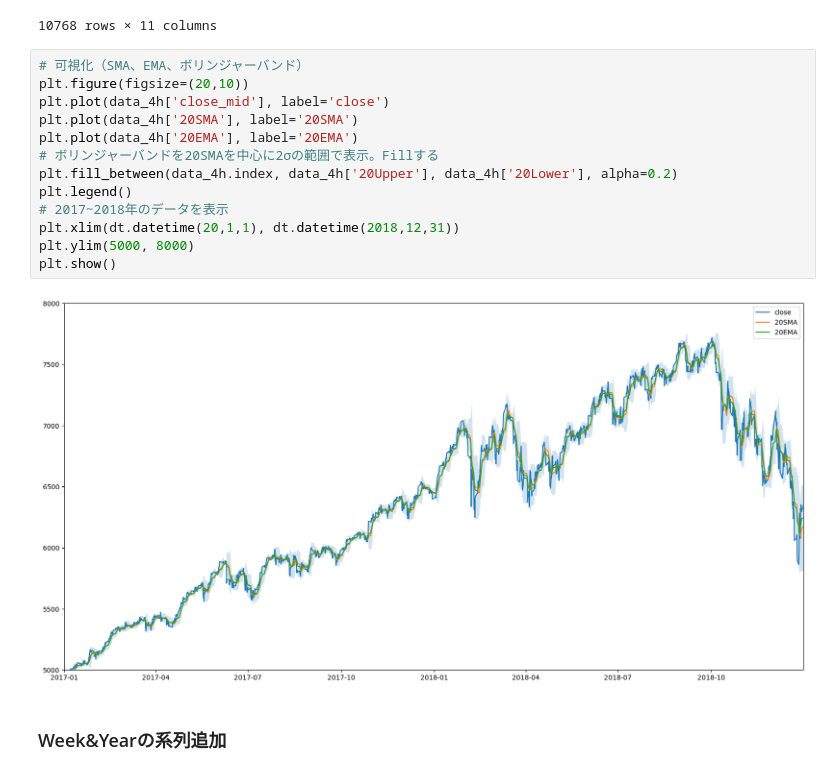
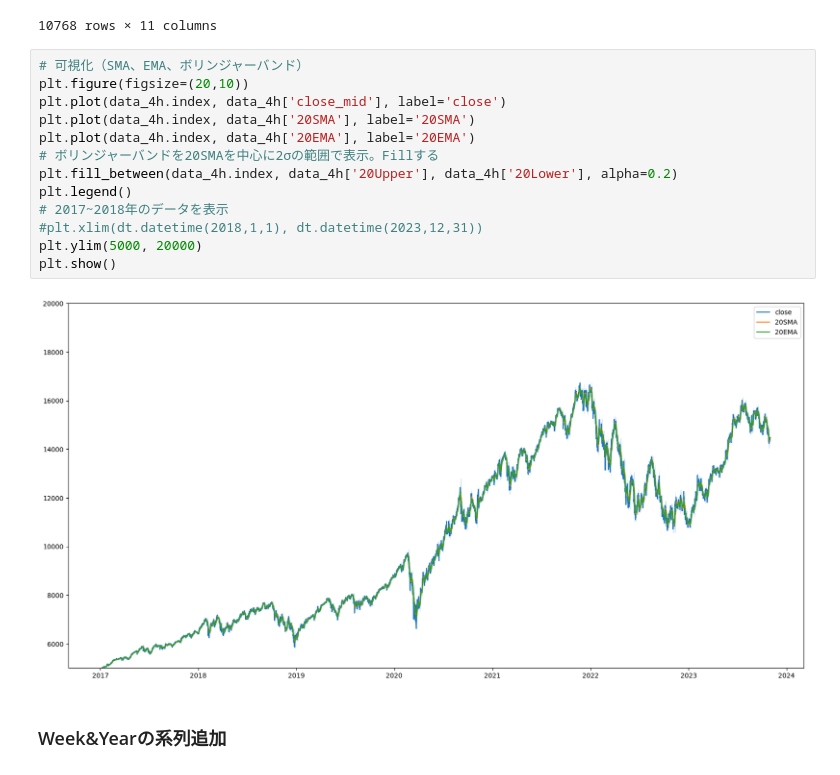
Before and after one commit to Byo0923/World_mode_G30, a Jupyter notebook: create_technical_data.ipynb, the cells around one changed output. Cells and saved outputs as stored; diff of their text form.

```diff
--- a/create_technical_data.ipynb
+++ b/create_technical_data.ipynb
@@ -76,18 +76,18 @@ data_4h
 # %%
 # 可視化（SMA、EMA、ボリンジャーバンド）
 plt.figure(figsize=(20,10))
-plt.plot(data_4h['close_mid'], label='close')
-plt.plot(data_4h['20SMA'], label='20SMA')
-plt.plot(data_4h['20EMA'], label='20EMA')
+plt.plot(data_4h.index, data_4h['close_mid'], label='close')
+plt.plot(data_4h.index, data_4h['20SMA'], label='20SMA')
+plt.plot(data_4h.index, data_4h['20EMA'], label='20EMA')
 # ボリンジャーバンドを20SMAを中心に2σの範囲で表示。Fillする
 plt.fill_between(data_4h.index, data_4h['20Upper'], data_4h['20Lower'], alpha=0.2)
 plt.legend()
 # 2017~2018年のデータを表示
-plt.xlim(dt.datetime(20,1,1), dt.datetime(2018,12,31))
-plt.ylim(5000, 8000)
+#plt.xlim(dt.datetime(2018,1,1), dt.datetime(2023,12,31))
+plt.ylim(5000, 20000)
 plt.show()
 # %% [output]
-[figure, old version]
+[figure, new version]
 # %% [markdown]
 ### Week&Yearの系列追加
 # %%
```
Also changed, not shown: parts of 2 cells of this notebook, 6 other files.
